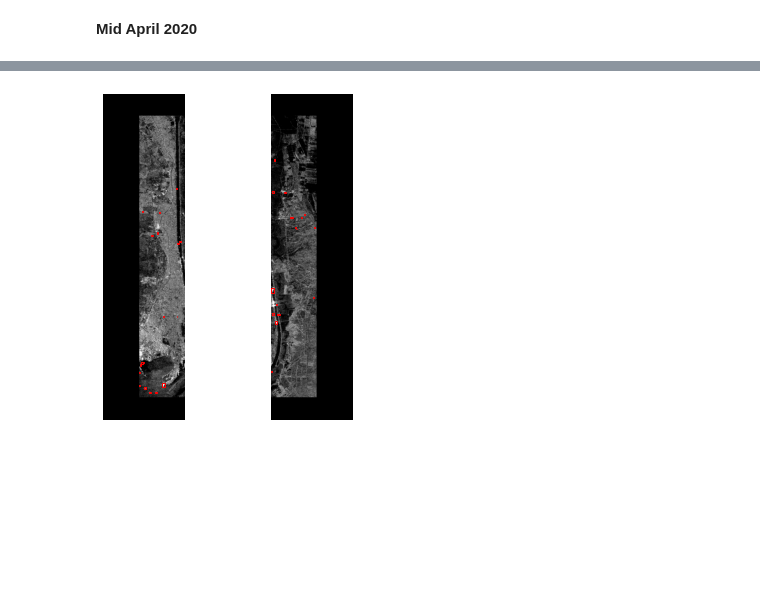
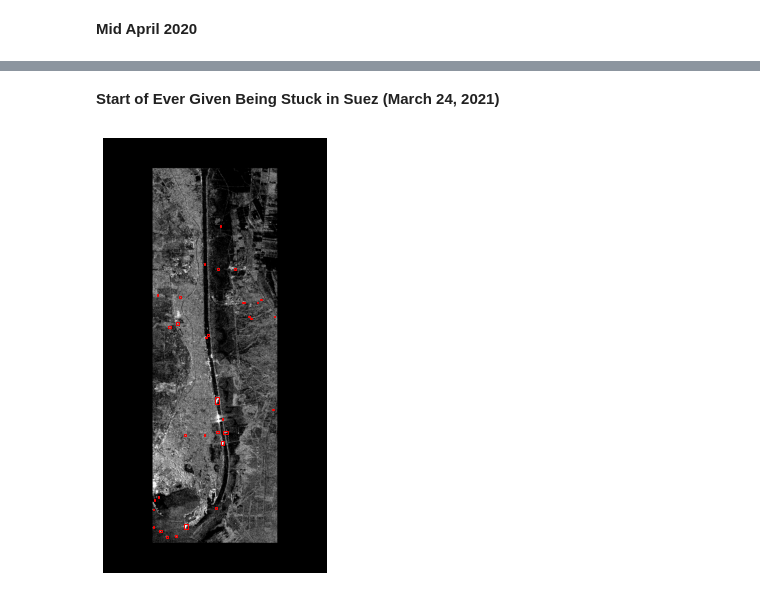
Before and after one commit to alexmak001/SAR-satelite-image-ship-detection, a Jupyter notebook: sean_notebooks/Applications.ipynb, the cells around one changed output, grey strips where cells are left out. Cells and saved outputs as stored; diff of their text form; code cells hidden in the pictures; blank space fills up the shorter version.

Commit message:
tried diff suez bounding boxes and fixed white lines in subplots

```diff
--- a/sean_notebooks/Applications.ipynb
+++ b/sean_notebooks/Applications.ipynb
@@ -150,13 +163,14 @@ def plot_large_image(model,image_path,threshold,save_path):
 
 
     # Create a 3x3 plot with a shared axis
-    fig, axs = plt.subplots(split_size[0], split_size[1], sharex=True, sharey=True, figsize=(6, 6))
+#     figsize=(split_size[0], split_size[1])
+    fig, axs = plt.subplots(split_size[0], split_size[1], sharex=True, sharey=True, figsize=(split_size[1] * 2, split_size[0] * 2))
 
     # Loop over the images and annotations and plot them on the corresponding subplot
     for i in range(split_size[0]):
         for j in range(split_size[1]):
             # Plot the image
-            axs[i, j].imshow(split_image[i, j], cmap='gray')
+            axs[i, j].imshow(split_image[i, j], cmap='gray', aspect='auto')
 
             # Remove the axis labels and ticks
             axs[i, j].set_xticks([])
@@ -257,8 +273,20 @@ plot_large_image(faster_rcnn, after_img_fp, 0.5, False)
 # %%
-suez_start = r'/home/snng/SAR-satelite-image-ship-detection/data_down/gee_data/suez_canal/2021-03-24.tif'
-suez_interest = r'/home/snng/SAR-satelite-image-ship-detection/data_down/gee_data/suez_canal/2021-03-27.tif'
-suez_end = r'/home/snng/SAR-satelite-image-ship-detection/data_down/gee_data/suez_canal/2021-03-30.tif'
+# suez_start = r'/home/snng/SAR-satelite-image-ship-detection/data_down/gee_data/suez_canal/2021-03-24.tif'
+# suez_interest = r'/home/snng/SAR-satelite-image-ship-detection/data_down/gee_data/suez_canal/2021-03-27.tif'
+# suez_end = r'/home/snng/SAR-satelite-image-ship-detection/data_down/gee_data/suez_canal/2021-03-30.tif'
+
+# updated bounding box
+# # suez_start = r'/home/snng/SAR-satelite-image-ship-detection/data_down/gee_data/suez_updated/2021-03-24.tif'
+# suez_interest = r'/home/snng/SAR-satelite-image-ship-detection/data_down/gee_data/suez_updated/2021-03-27.tif'
+# suez_end = r'/home/snng/SAR-satelite-image-ship-detection/data_down/gee_data/suez_updated/2021-03-30.tif'
+
+# updated updated
+suez_start = r'/home/snng/SAR-satelite-image-ship-detection/data_down/gee_data/full_img/2021-03-24.tif'
+suez_interest = r'/home/snng/SAR-satelite-image-ship-detection/data_down/gee_data/full_img/2021-03-27.tif'
+suez_end = r'/home/snng/SAR-satelite-image-ship-detection/data_down/gee_data/full_img/2021-03-30.tif'
+# %% [markdown]
+**Start of Ever Given Being Stuck in Suez (March 24, 2021)**
 # %%
-plot_large_image(faster_rcnn, suez_start, 0.5, False)
+plot_large_image(faster_rcnn, suez_start, 0.6, False)
 # %% [output]
-[figure, old version]
+[figure, new version]
```
Also changed, not shown: parts of 16 cells of this notebook.
